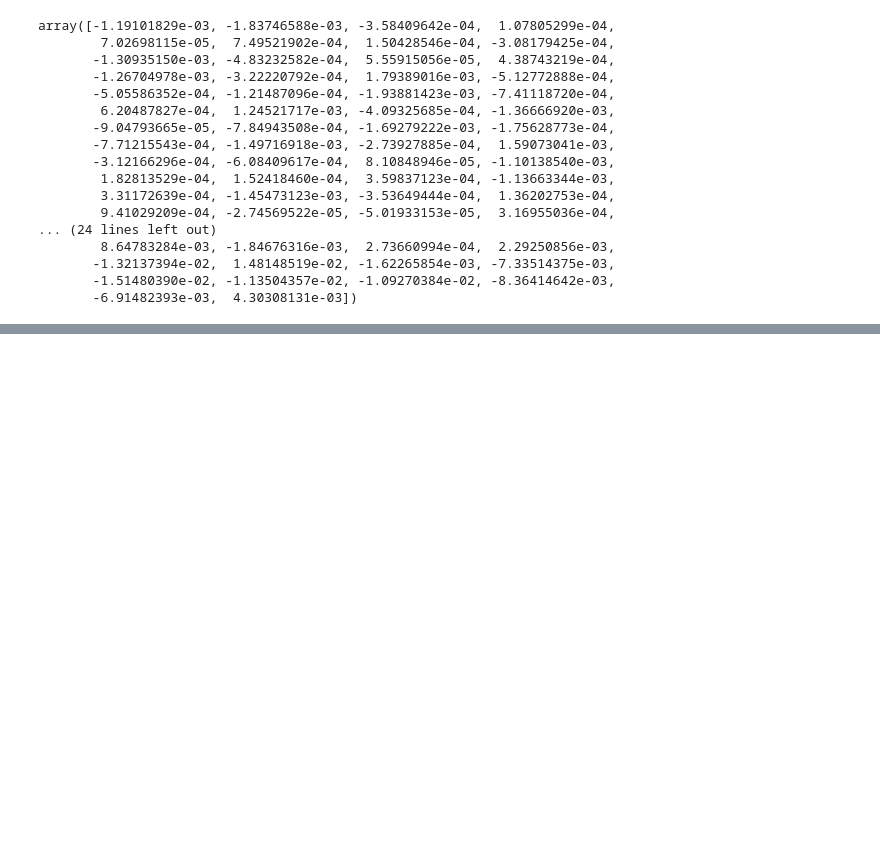
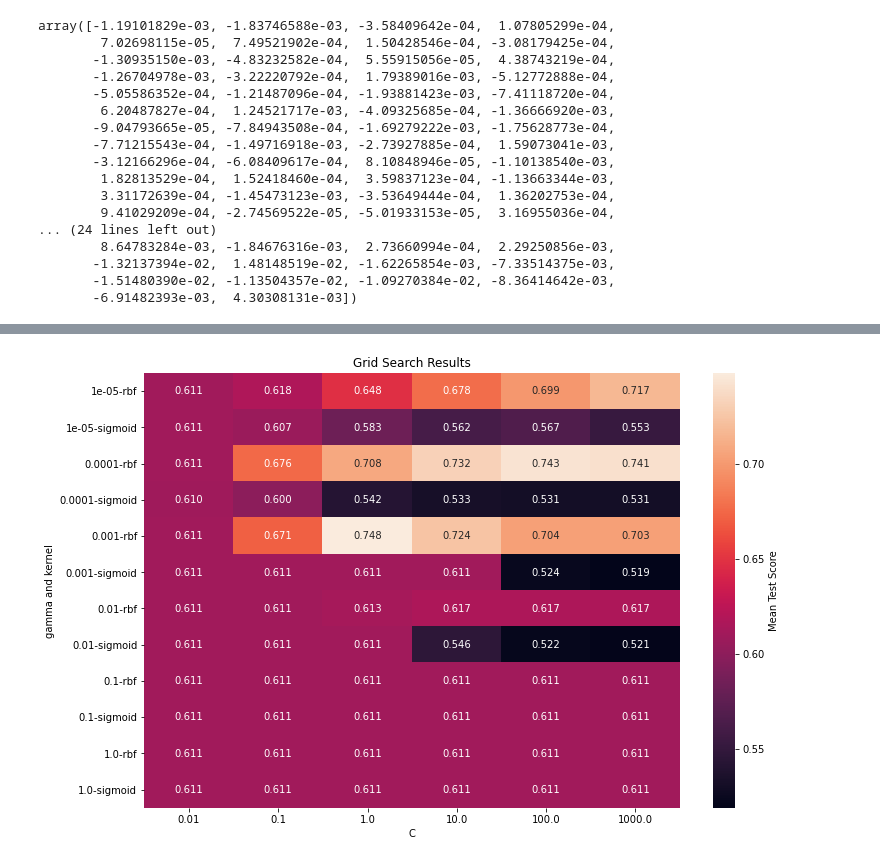
Before and after one commit to mdegoede/LanguageAndAI, a Jupyter notebook: logreg.ipynb, the cells around one changed output, grey strips where cells are left out. Cells and saved outputs as stored; diff of their text form; code cells hidden in the pictures; blank space fills up the shorter version.

```diff
--- a/logreg.ipynb
+++ b/logreg.ipynb
@@ -387,0 +628,18 @@ dict(itertools.islice(coefficients_dict_sorted.items(), 20))
+# %%
+clf = SVC()
+grid_values = {'C':[0.01, 0.1, 1, 10, 100, 1000], 'gamma': [0.00001, 0.0001, 0.001, 0.01, 0.1, 1], 'kernel': ['rbf', 'sigmoid']}
+grid_clf_acc = GridSearchCV(clf, param_grid = grid_values, scoring = 'accuracy')
+grid_clf_acc.fit(X_train, y_train)
+
+#Predict values based on new parameters
+y_pred_acc = grid_clf_acc.predict(X_test)
+print('Gridsearch results:\n C: ' + str(grid_clf_acc.best_estimator_.get_params()['C']) + ' gamma: ' + str(grid_clf_acc.best_estimator_.get_params()['gamma']) + ' kernel: ' + str(grid_clf_acc.best_estimator_.get_params()['kernel']))
+
+# New Model Evaluation metrics
+print('Accuracy Score : ' + str(accuracy_score(y_test,y_pred_acc)))
+print('Precision Score : ' + str(precision_score(y_test,y_pred_acc)))
+print('Recall Score : ' + str(recall_score(y_test,y_pred_acc)))
+print('F1 Score : ' + str(f1_score(y_test,y_pred_acc)))
+
+#Logistic Regression (Grid Search) Confusion matrix
+confusion_matrix(y_test,y_pred_acc)
@@ -387,0 +655,18 @@ dict(itertools.islice(coefficients_dict_sorted.items(), 20))
+# %%
+results = grid_clf_acc.cv_results_
+param_C_values = results['param_C'].data
+param_gamma_values = results['param_gamma'].data
+param_kernel_values = results['param_kernel'].data
+mean_test_scores = results['mean_test_score']
+heatmap_data = pd.DataFrame({'C': param_C_values, 'gamma': param_gamma_values, 'kernel': param_kernel_values, 'Mean Test Score': mean_test_scores})
+
+# Plot the heatmap
+plt.figure(figsize=(12, 8))
+sns.heatmap(heatmap_data.pivot_table(index=['gamma', 'kernel'], columns='C', values='Mean Test Score'),
+            annot=True, fmt='.3f', cbar_kws={'label': 'Mean Test Score'})
+plt.title('Grid Search Results')
+plt.xlabel('C')
+plt.ylabel('gamma and kernel')
+plt.show()
+# %% [output]
+[figure, added]
```
Also changed, not shown: parts of 22 cells of this notebook.
